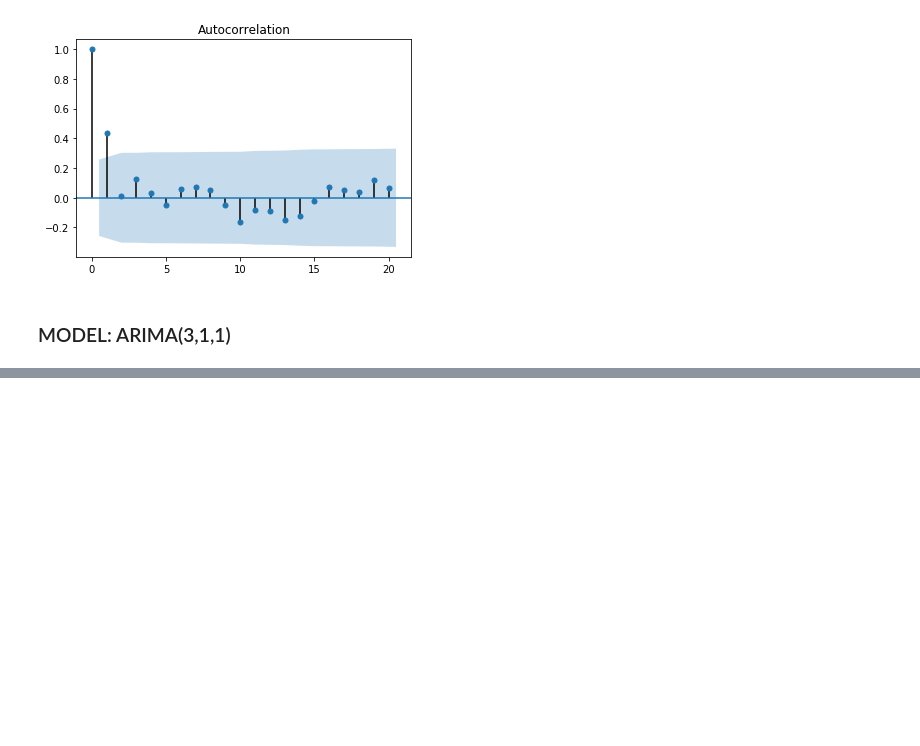
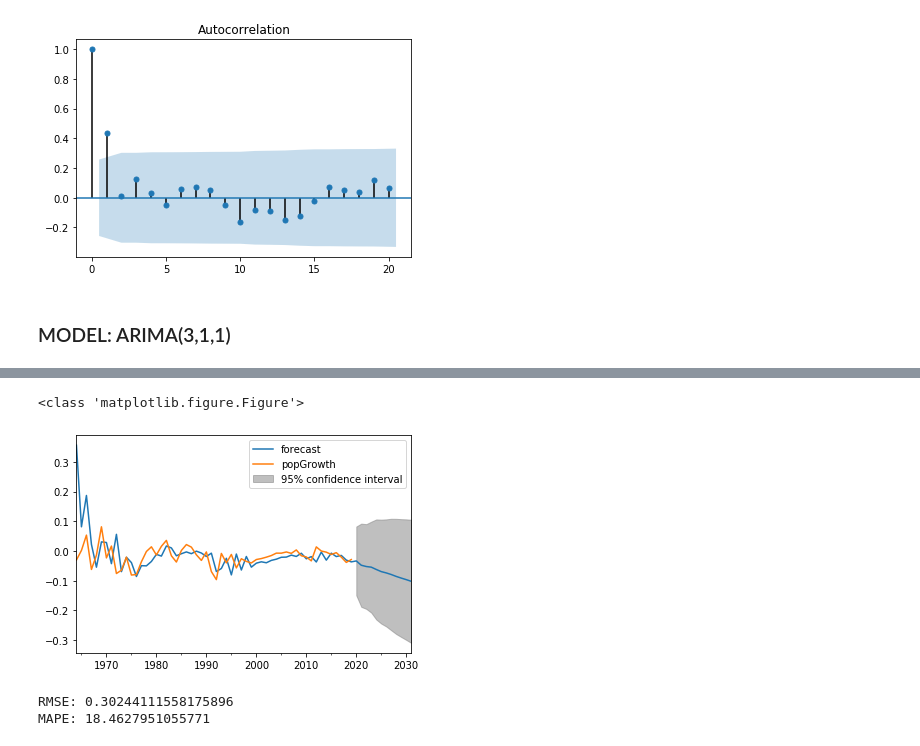
Before and after one commit to Raksha-Ramesh/wdi-econ-analysis, a Jupyter notebook: popGrowthARIMA.ipynb, the cells around one changed output, grey strips where cells are left out. Saved outputs shown, nothing was run; the diff lists cells and outputs as text; code cells hidden in the pictures; blank space fills up the shorter version.

Commit message:
added RMSE and MAPE checks

```diff
--- a/popGrowthARIMA.ipynb
+++ b/popGrowthARIMA.ipynb
@@ -182,0 +199,12 @@ ValueError: The start index -1 of the original series  has been differenced away
+# %%
+abc = results.plot_predict(2,69)
+print(type(abc))
+# %% [output]
+<class 'matplotlib.figure.Figure'>
+[figure, added]
+# %%
+print("RMSE:",RMSE(list(gw.popGrowth)[1:],predictions_ARIMA))
+print("MAPE:",MAPE(list(gw.popGrowth)[1:],predictions_ARIMA))
+# %% [output]
+RMSE: 0.30244111558175896
+MAPE: 18.4627951055771
```
Also changed, not shown: parts of 4 cells of this notebook.
